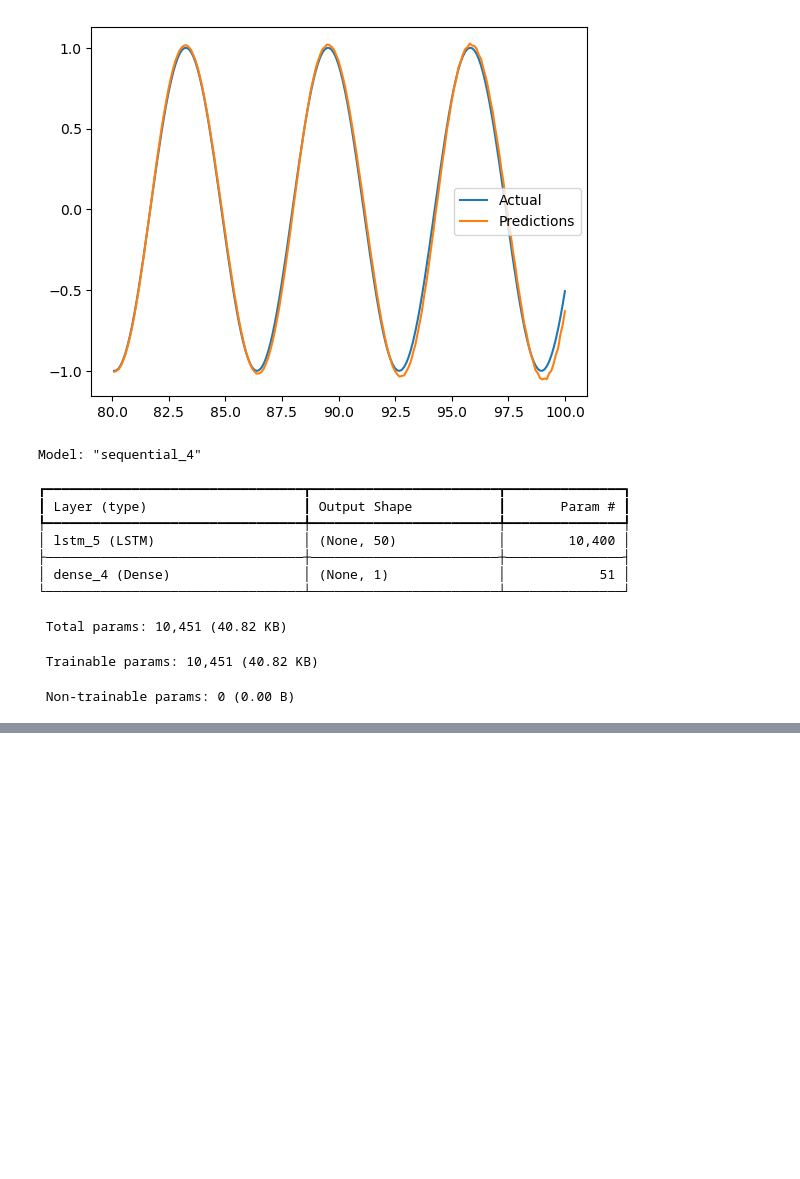
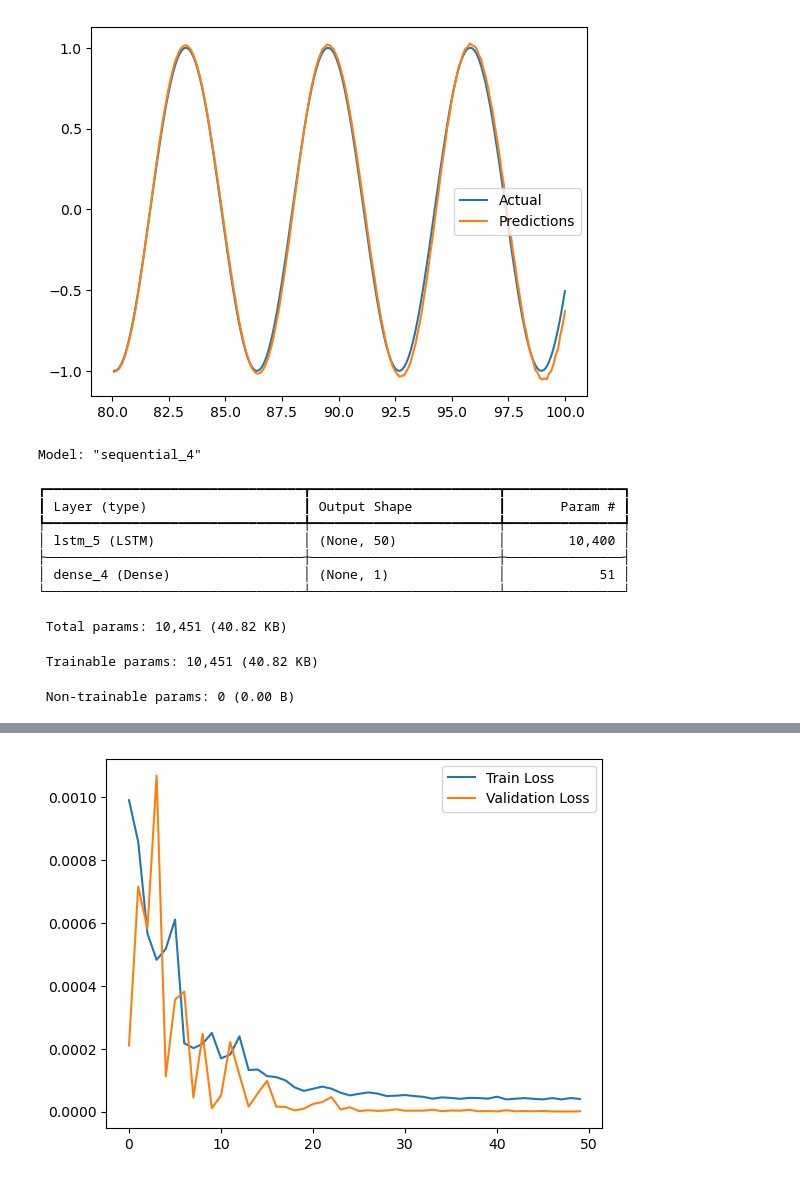
Before and after one commit to gautamkrishna12/Deep-Learning, a Jupyter notebook: Recurrent Neural Networks/Sine Wave Prediction.ipynb, the cells around one changed output, grey strips where cells are left out. Drawn from its saved outputs; the diff is of its cells as text; code cells hidden in the pictures; blank space fills up the shorter version.

```diff
--- a/Recurrent Neural Networks/Sine Wave Prediction.ipynb
+++ b/Recurrent Neural Networks/Sine Wave Prediction.ipynb
@@ -279,0 +311,27 @@ plt.legend()
+# %%
+train_size = int(len(scaled_data) * 0.8)
+train_data = scaled_data[:train_size]
+val_data   = scaled_data[train_size:]
+# %%
+train_generator = TimeseriesGenerator(train_data, train_data, length=50, batch_size=1)
+
+val_generator = TimeseriesGenerator(val_data, val_data, length=50, batch_size=1)
+# %%
+model = Sequential([
+    LSTM(100, return_sequences=True, input_shape=(50, 1)),
+    Dropout(0.2),
+    LSTM(50),
+    Dense(1)
+])
+
+model.compile(optimizer='adam', loss='mse')
+# %%
+from tensorflow.keras.callbacks import ReduceLROnPlateau
+
+lr_scheduler = ReduceLROnPlateau(monitor='val_loss', factor=0.5, patience=5)
+early_stop = EarlyStopping(monitor='val_loss', patience=10, restore_best_weights=True)
+
+history = model.fit(train_generator,
+                    validation_data=val_generator,
+                    epochs=50,
+                    callbacks=[early_stop, lr_scheduler])
@@ -279,0 +356,7 @@ plt.legend()
+# %%
+plt.plot(history.history['loss'], label='Train Loss')
+plt.plot(history.history['val_loss'], label='Validation Loss')
+plt.legend()
+plt.show()
+# %% [output]
+[figure, added]
```
Also changed, not shown: parts of 8 cells of this notebook.
